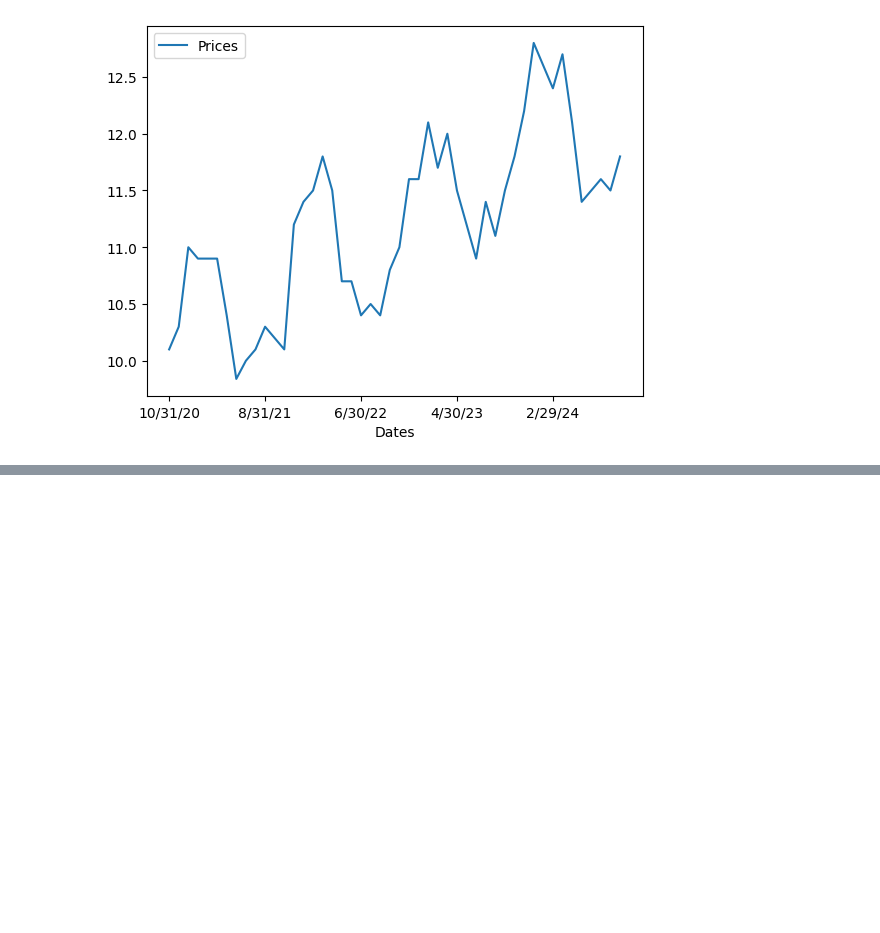
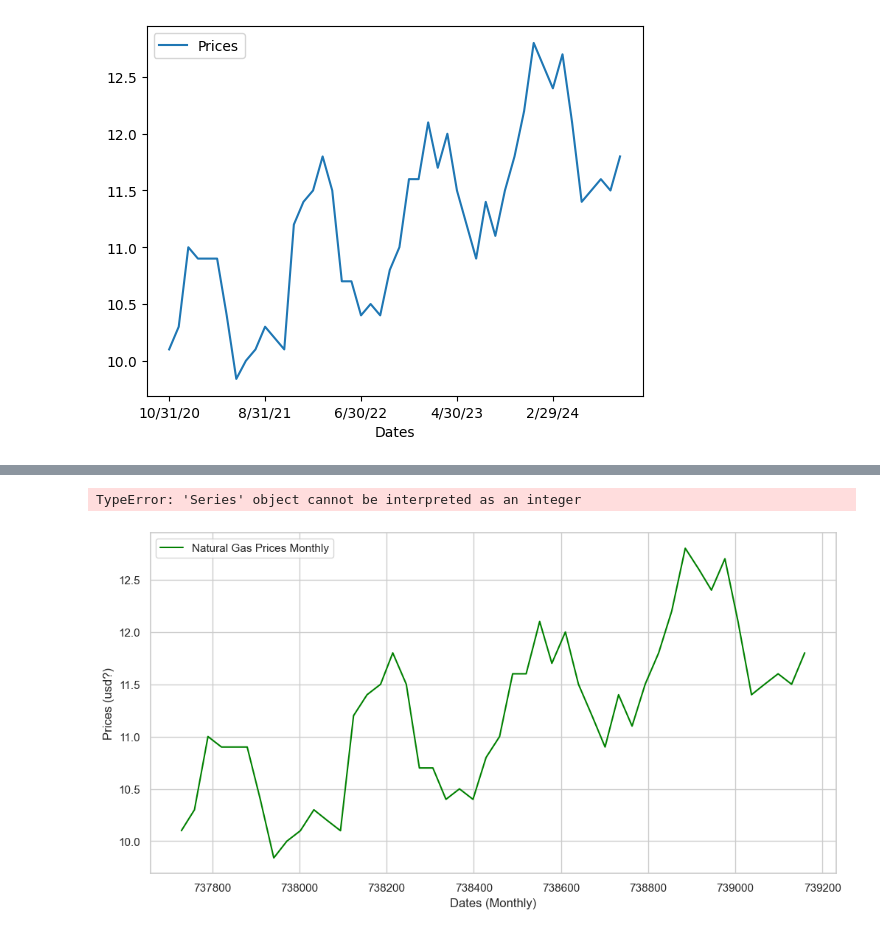
Before and after one commit to iksegola/Forage-Simulations, a Jupyter notebook: natgas.ipynb, the cells around one changed output, grey strips where cells are left out. Drawn from its saved outputs; the diff is of its cells as text; code cells hidden in the pictures; blank space fills up the shorter version.

```diff
--- a/natgas.ipynb
+++ b/natgas.ipynb
@@ -49,0 +90,17 @@ natural_gas.plot("Dates", "Prices")
+# %%
+natural_gas["back_to"] = datetime.date.fromordinal(natural_gas["date"]))
+# %% [output]
+TypeError: 'Series' object cannot be interpreted as an integer
+# %%
+sns.set_theme(style='whitegrid')
+
+plt.figure(figsize=(12,6))
+sns.lineplot(data=natural_gas, x = natural_gas["date"], y = natural_gas["Prices"],
+             label = "Natural Gas Prices Monthly", color="green")
+
+plt.xlabel("Dates (Monthly)")
+plt.ylabel("Prices (usd?)")
+
+plt.show()
+# %% [output]
+[figure, added]
```
Also changed, not shown: parts of 7 cells of this notebook.
